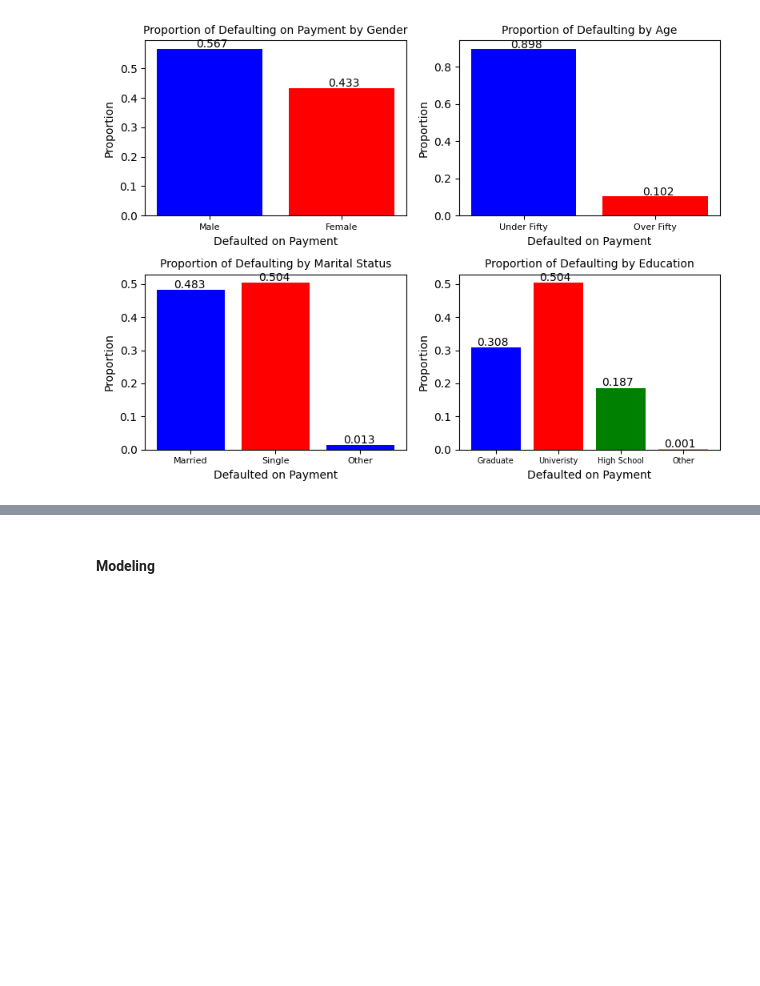
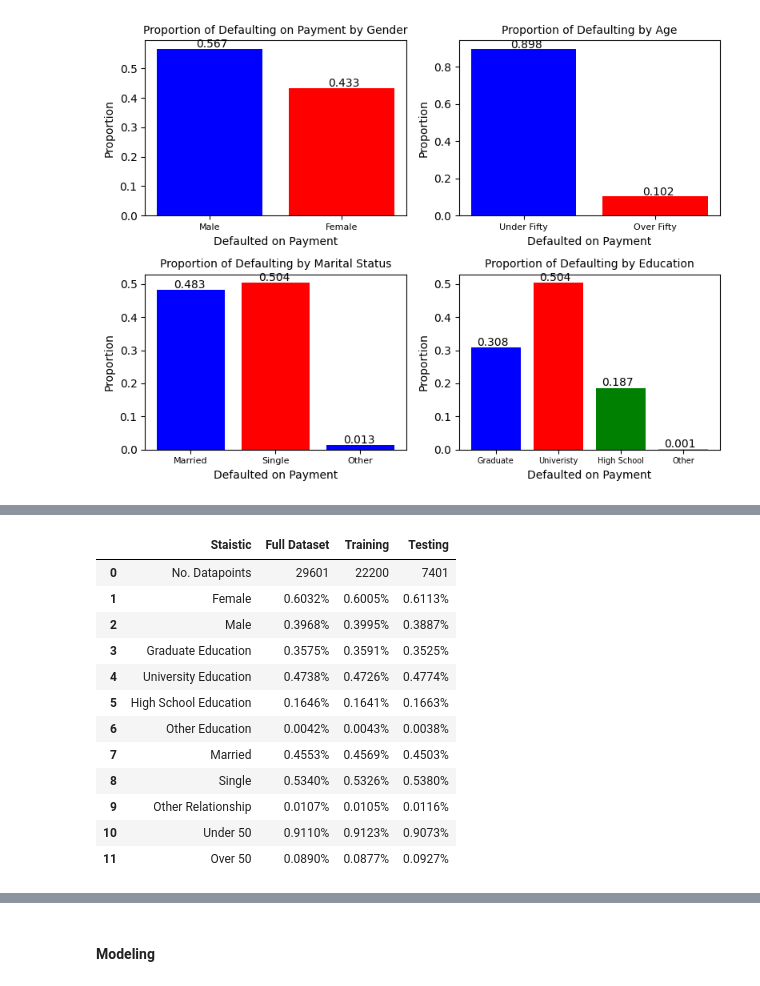
Before and after one commit to dylancvb/credit_risk_prediction, a Jupyter notebook: phase3.ipynb, the cells around one changed output, grey strips where cells are left out. Cells and saved outputs as stored; diff of their text form; code cells hidden in the pictures; blank space fills up the shorter version.

Commit message:
add summary statistic table

```diff
--- a/phase3.ipynb
+++ b/phase3.ipynb
@@ -41,6 +41,21 @@ clean_df = pd.read_csv('cleaned_data.csv',)
 #display(clean_df.head())
 # %% [markdown]
 #### **Data Summary Statistics**
+# %%
+def get_group_idx(df):
+  female_idx = df.index[df["sex_female"]==1]
+  male_idx = df.index[df["sex_male"] == 1]
+  graduate_idx = df.index[df["graduate_education"]==1]
+  university_idx = df.index[df["university_education"] == 1]
+  highschool_idx = df.index[df["highschool_education"] == 1]
+  other_education_idx = df.index[df["other_education"] == 1]
+  married_idx = df.index[df["married"]==1]
+  single_idx = df.index[df["single"]==1]
+  marriage_other_idx = df.index[df["marriage_other"]==1]
+  under_fifty_idx = df.index[df["AGE"]<50]
+  over_fifty_idx = df.index[df["AGE"] >= 50]
+
+  return (female_idx, male_idx, graduate_idx, university_idx, highschool_idx, other_education_idx, married_idx, single_idx,marriage_other_idx,under_fifty_idx,over_fifty_idx)
 # %%
 # Part 2 (a)
 rows = clean_df.count()[0]
@@ -254,3 +255,56 @@ fig.tight_layout()
 plt.show()
 # %% [output]
 [figure]
+# %%
+# Split the dataset for training and testing
+
+df = clean_df
+# Obtain our X and Y values
+Y = df['default payment next month']
+X = df.drop('default payment next month', axis=1)
+
+# Including all features
+X_train, X_test, y_train, y_test = train_test_split(X, Y, test_size=0.25,)
+
+# Don't evaluate on sensitive features
+protected_cols = ['graduate_education','university_education','highschool_education', 'other_education','married','single','marriage_other','sex_male','sex_female', 'AGE']
+X_train1 = X_train.copy().drop(protected_cols, axis = 1)
+X_test1 = X_test.copy().drop(protected_cols, axis = 1)
+y_train1 = y_train
+y_test1 = y_test
+
+# female_idx_train, male_idx_train, graduate_idx_train, university_idx_train, highschool_idx_train, other_education_idx_train, married_idx_train, single_idx_train, marriage_other_idx_train, under_fifty_idx_train, over_fifty_idx_train = get_group_idx(X_train)
+female_idx_test, male_idx_test, graduate_idx_test, university_idx_test, highschool_idx_test, other_education_idx_test, married_idx_test, single_idx_test, marriage_other_idx_test, under_fifty_idx_test, over_fifty_idx_test = get_group_idx(X_test)
+
+# Get Summary Stats
+train_len = len(X_train)
+test_len= len(X_test)
+full_len = len(X)
+
+def get_percents(idx_tuple, total_len):
+  percents = []
+  for idx in idx_tuple:
+    p = len(idx)/total_len
+    percents.append('%.4f'%(p)+"%")
+  return percents
+
+train_group_idx = get_group_idx(X_train)
+train_stats = [train_len] + get_percents(train_group_idx, train_len)
+
+test_group_idx = get_group_idx(X_test)
+test_stats = [test_len] + get_percents(test_group_idx, test_len)
+
+full_group_idx = get_group_idx(X)
+full_stats = [full_len] + get_percents(full_group_idx, len(X))
+
+print("Training/Testing Data Summary Statistics")
+summary_stats = {
+    'Staistic': ['No. Datapoints', 'Female','Male', 'Graduate Education', "University Education", "High School Education", "Other Education", "Married", "Single", "Other Relationship", "Under 50", "Over 50"],
+    'Full Dataset': full_stats,
+    'Training': train_stats,
+    'Testing': test_stats,
+}
+summary_stats_df = pd.DataFrame(data=summary_stats)
+
+display(summary_stats_df)
+# %% [output]
@@ -256,0 +312,13 @@ plt.show()
+|  | Staistic | Full Dataset | Training | Testing |
+| 0 | No. Datapoints | 29601 | 22200 | 7401 |
+| 1 | Female | 0.6032% | 0.6005% | 0.6113% |
+| 2 | Male | 0.3968% | 0.3995% | 0.3887% |
+| 3 | Graduate Education | 0.3575% | 0.3591% | 0.3525% |
+| 4 | University Education | 0.4738% | 0.4726% | 0.4774% |
+| 5 | High School Education | 0.1646% | 0.1641% | 0.1663% |
+| 6 | Other Education | 0.0042% | 0.0043% | 0.0038% |
+| 7 | Married | 0.4553% | 0.4569% | 0.4503% |
+| 8 | Single | 0.5340% | 0.5326% | 0.5380% |
+| 9 | Other Relationship | 0.0107% | 0.0105% | 0.0116% |
+| 10 | Under 50 | 0.9110% | 0.9123% | 0.9073% |
+| 11 | Over 50 | 0.0890% | 0.0877% | 0.0927% |
```
Also changed, not shown: parts of 10 cells of this notebook.
